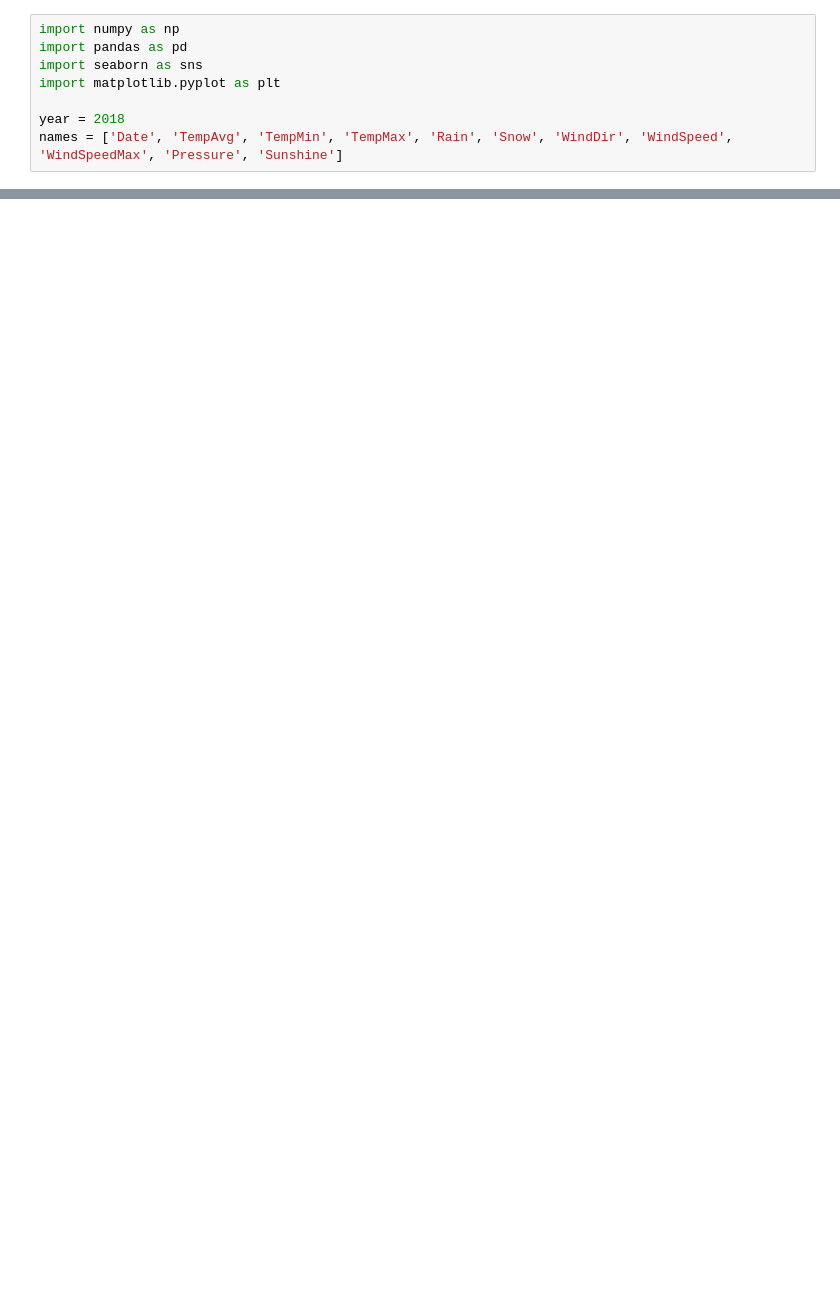
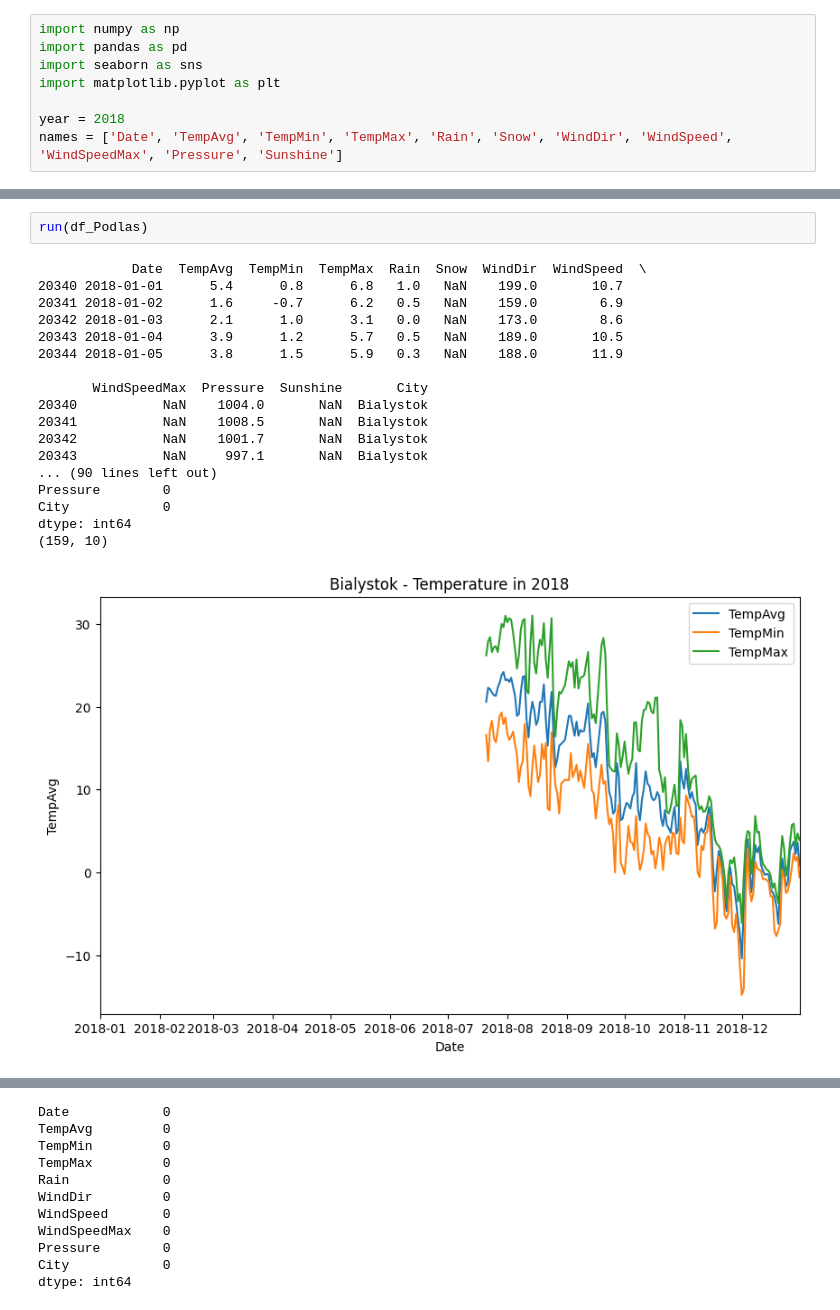
Before and after one commit to Twarug/AGH-NumericalMethods-Project, a Jupyter notebook: main.ipynb, the cells around one changed output, grey strips where cells are left out. Saved outputs shown, nothing was run; the diff lists cells and outputs as text; blank space fills up the shorter version.

```diff
--- a/main.ipynb
+++ b/main.ipynb
@@ -225,0 +364,21 @@ dtype: int64
+# %%
+run(df_Podlas)
+# %% [output]
+            Date  TempAvg  TempMin  TempMax  Rain  Snow  WindDir  WindSpeed  \
+20340 2018-01-01      5.4      0.8      6.8   1.0   NaN    199.0       10.7
+20341 2018-01-02      1.6     -0.7      6.2   0.5   NaN    159.0        6.9
+20342 2018-01-03      2.1      1.0      3.1   0.0   NaN    173.0        8.6
+20343 2018-01-04      3.9      1.2      5.7   0.5   NaN    189.0       10.5
+20344 2018-01-05      3.8      1.5      5.9   0.3   NaN    188.0       11.9
+
+       WindSpeedMax  Pressure  Sunshine       City
+20340           NaN    1004.0       NaN  Bialystok
+20341           NaN    1008.5       NaN  Bialystok
+20342           NaN    1001.7       NaN  Bialystok
+20343           NaN     997.1       NaN  Bialystok
+... (90 lines left out)
+Pressure        0
+City            0
+dtype: int64
+(159, 10)
+[figure, added]
@@ -225,0 +389,11 @@ dtype: int64
+Date            0
+TempAvg         0
+TempMin         0
+TempMax         0
+Rain            0
+WindDir         0
+WindSpeed       0
+WindSpeedMax    0
+Pressure        0
+City            0
+dtype: int64
```
Also changed, not shown: parts of 9 cells of this notebook.
